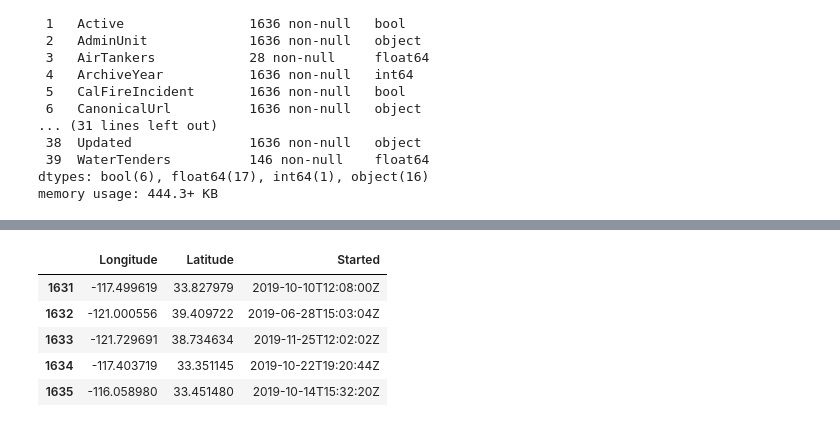
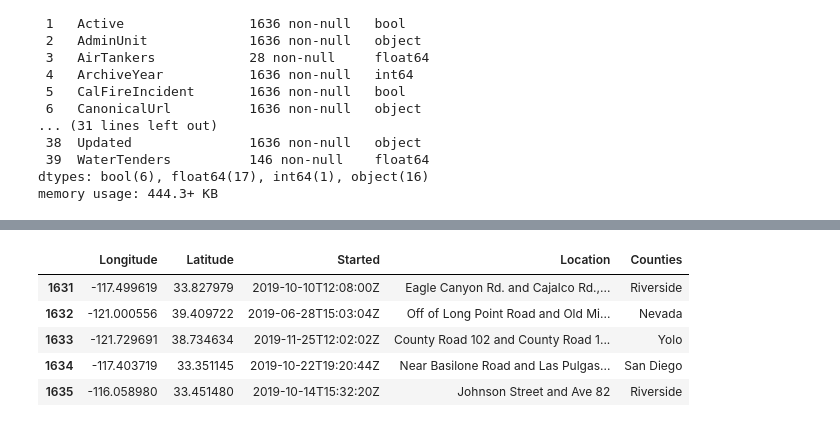
Before and after one commit to reesejcarlton/CA-Fire-Predictions, a Jupyter notebook: Code/ee-retrieval.ipynb, the cells around one changed output, grey strips where cells are left out. Saved outputs shown, nothing was run; the diff lists cells and outputs as text; code cells hidden in the pictures.

Commit message:
updating ee-retrieval notebook: enabled reduced cloudcoverage threshold, filtered for missing lonlat rows, more fiddling

```diff
--- a/Code/ee-retrieval.ipynb
+++ b/Code/ee-retrieval.ipynb
@@ -244,7 +229,7 @@ Image download: ./0724__test_v16_t2_ndvi_bw.tif (512, 512)
 # %% [markdown]
 ## Load wildfires dataset
 # %%
-wildfires_df = pd.read_csv("./California_Fire_Incidents.csv")
+wildfires_df = pd.read_csv("../Data/California_Fire_Incidents.csv")
 wildfires_df.head(2)
 # %% [output]
 |  | AcresBurned | Active | AdminUnit | AirTankers | ArchiveYear | CalFireIncident | CanonicalUrl | ... |
@@ -271,3 +256,7 @@ Data columns (total 40 columns):
  39  WaterTenders          146 non-null    float64
 dtypes: bool(6), float64(17), int64(1), object(16)
 memory usage: 444.3+ KB
+# %%
+# filter records w/ missing lon/lat
+missing_lonlat_df = wildfires_df[(wildfires_df["Longitude"] == 0.0) | (wildfires_df["Latitude"] == 0.0)]
+missing_lonlat_df.head(5)[["Longitude", "Latitude", "Counties", "Location"]]
@@ -273,0 +270,3 @@ memory usage: 444.3+ KB
+# %%
+wildfires_df_cleaned = wildfires_df[~wildfires_df["UniqueId"].isin(missing_lonlat_df["UniqueId"])]
+wildfires_df_cleaned
@@ -274,11 +287,11 @@ memory usage: 444.3+ KB
 # %%
-wildfires_sm_df = wildfires_df[['Longitude', 'Latitude', 'Started']].copy()
+wildfires_sm_df = wildfires_df_cleaned[['Longitude', 'Latitude', 'Started', 'Location', 'Counties']].copy()
 wildfires_sm_df.tail()
 # %% [output]
-|  | Longitude | Latitude | Started |
-| 1631 | -117.499619 | 33.827979 | 2019-10-10T12:08:00Z |
-| 1632 | -121.000556 | 39.409722 | 2019-06-28T15:03:04Z |
-| 1633 | -121.729691 | 38.734634 | 2019-11-25T12:02:02Z |
-| 1634 | -117.403719 | 33.351145 | 2019-10-22T19:20:44Z |
-| 1635 | -116.058980 | 33.451480 | 2019-10-14T15:32:20Z |
+|  | Longitude | Latitude | Started | Location | Counties |
+| 1631 | -117.499619 | 33.827979 | 2019-10-10T12:08:00Z | Eagle Canyon Rd. and Cajalco Rd.,... | Riverside |
+| 1632 | -121.000556 | 39.409722 | 2019-06-28T15:03:04Z | Off of Long Point Road and Old Mi... | Nevada |
+| 1633 | -121.729691 | 38.734634 | 2019-11-25T12:02:02Z | County Road 102 and County Road 1... | Yolo |
+| 1634 | -117.403719 | 33.351145 | 2019-10-22T19:20:44Z | Near Basilone Road and Las Pulgas... | San Diego |
+| 1635 | -116.058980 | 33.451480 | 2019-10-14T15:32:20Z | Johnson Street and Ave 82 | Riverside |
 # %%
```
Also changed, not shown: parts of 19 cells of this notebook.
